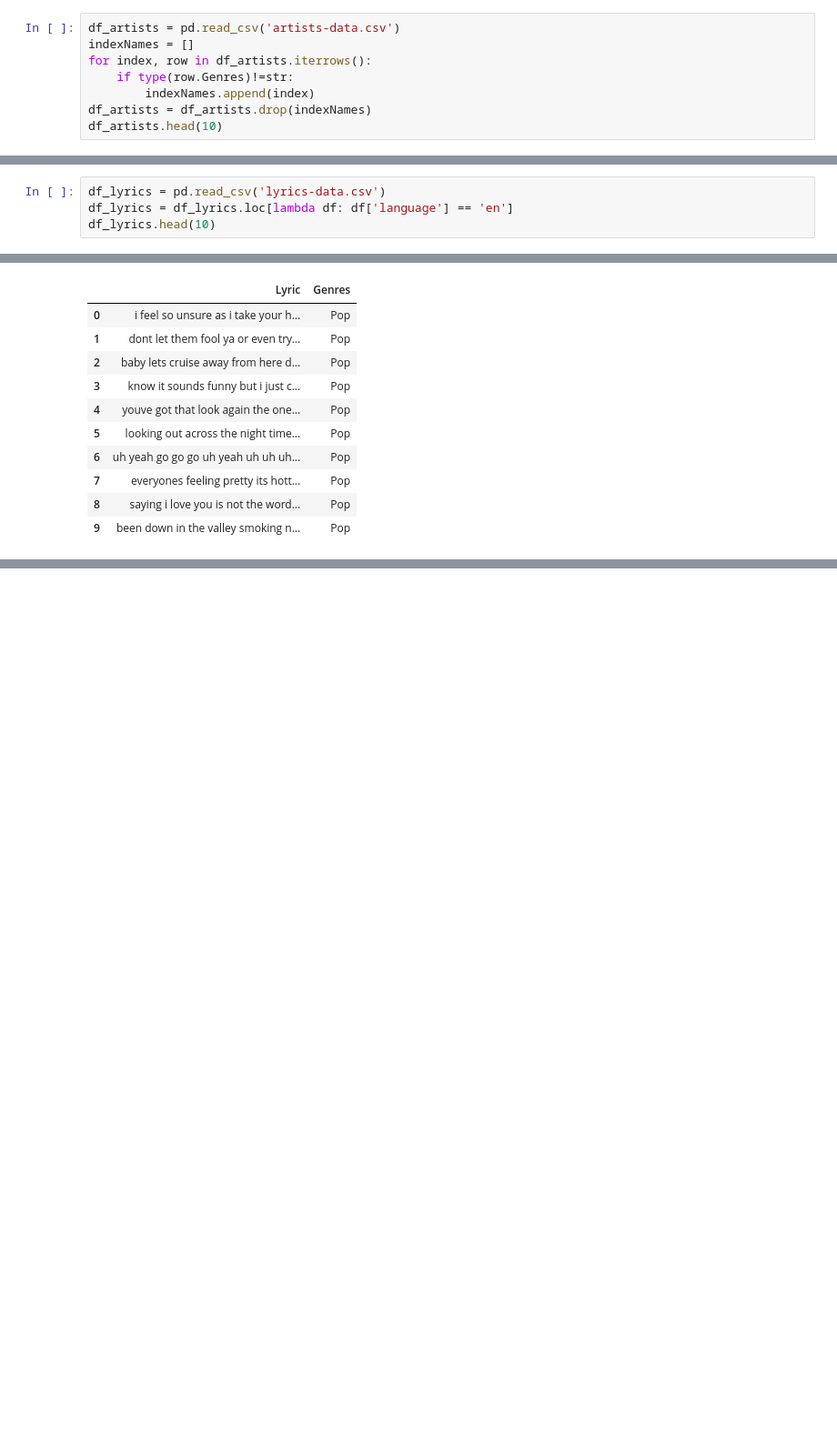
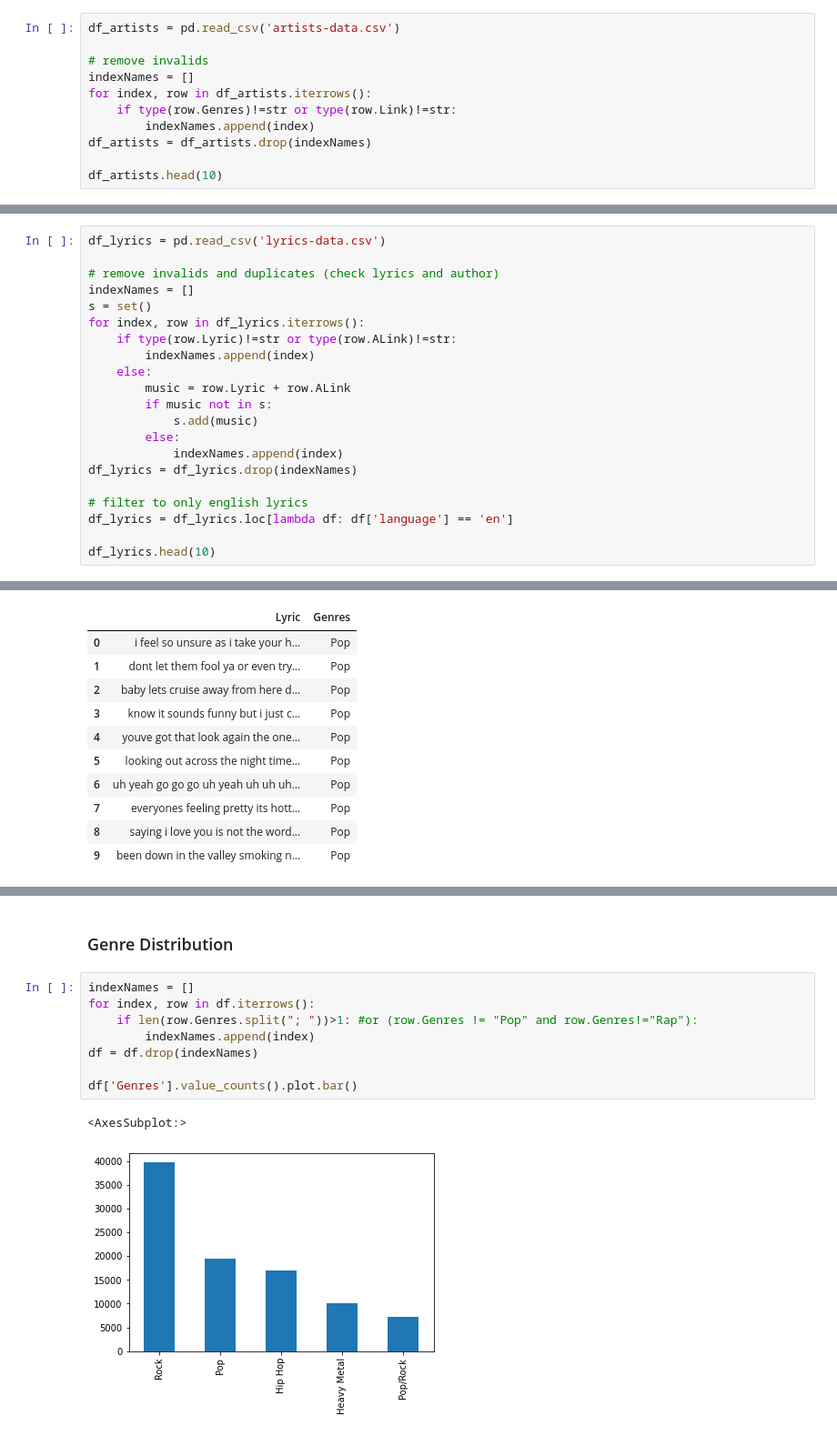
Before and after one commit to pedromiglou/Musical_Genre_Detection, a Jupyter notebook: Clean_Data.ipynb, the cells around one changed output, grey strips where cells are left out. Shown at 91% size. Cells and saved outputs as stored; diff of their text form; blank space fills up the shorter version.

```diff
--- a/Clean_Data.ipynb
+++ b/Clean_Data.ipynb
@@ -8,10 +8,13 @@ import string
 # %%
 df_artists = pd.read_csv('artists-data.csv')
+
+# remove invalids
 indexNames = []
 for index, row in df_artists.iterrows():
-    if type(row.Genres)!=str:
+    if type(row.Genres)!=str or type(row.Link)!=str:
         indexNames.append(index)
 df_artists = df_artists.drop(indexNames)
+
 df_artists.head(10)
 # %% [output]
 |  | Artist | Genres | Songs | Popularity | Link |
@@ -30,6 +33,23 @@ df_artists.head(10)
 # %%
 df_lyrics = pd.read_csv('lyrics-data.csv')
+
+# remove invalids and duplicates (check lyrics and author)
+indexNames = []
+s = set()
+for index, row in df_lyrics.iterrows():
+    if type(row.Lyric)!=str or type(row.ALink)!=str:
+        indexNames.append(index)
+    else:
+        music = row.Lyric + row.ALink
+        if music not in s:
+            s.add(music)
+        else:
+            indexNames.append(index)
+df_lyrics = df_lyrics.drop(indexNames)
+
+# filter to only english lyrics
 df_lyrics = df_lyrics.loc[lambda df: df['language'] == 'en']
+
 df_lyrics.head(10)
 # %% [output]
 |  | ALink | SName | SLink | Lyric | language |
@@ -144,0 +178,13 @@ s/c
+# %% [markdown]
+### Genre Distribution
+# %%
+indexNames = []
+for index, row in df.iterrows():
+    if len(row.Genres.split("; "))>1: #or (row.Genres != "Pop" and row.Genres!="Rap"):
+        indexNames.append(index)
+df = df.drop(indexNames)
+
+df['Genres'].value_counts().plot.bar()
+# %% [output]
+<AxesSubplot:>
+[figure, added]
```
Also changed, not shown: parts of 22 cells of this notebook, 2 other files.
